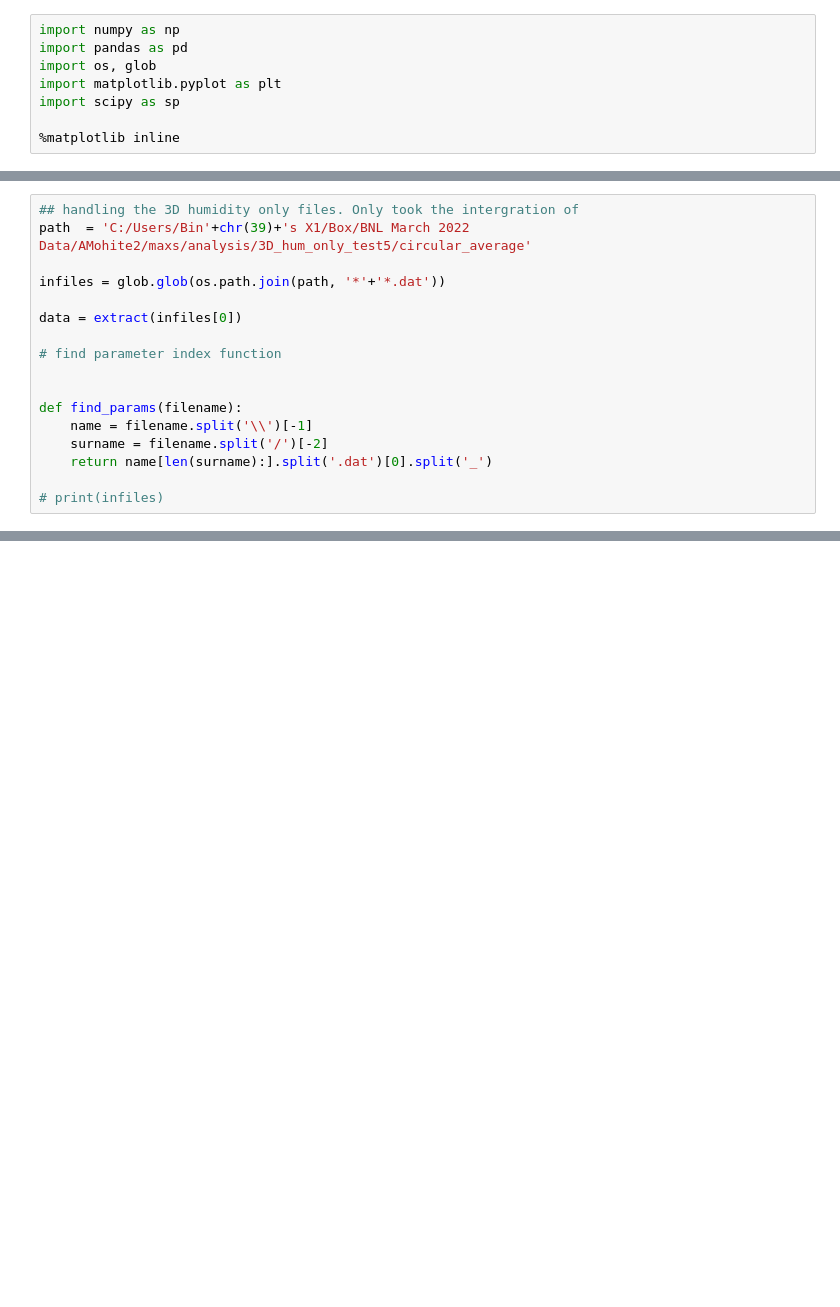
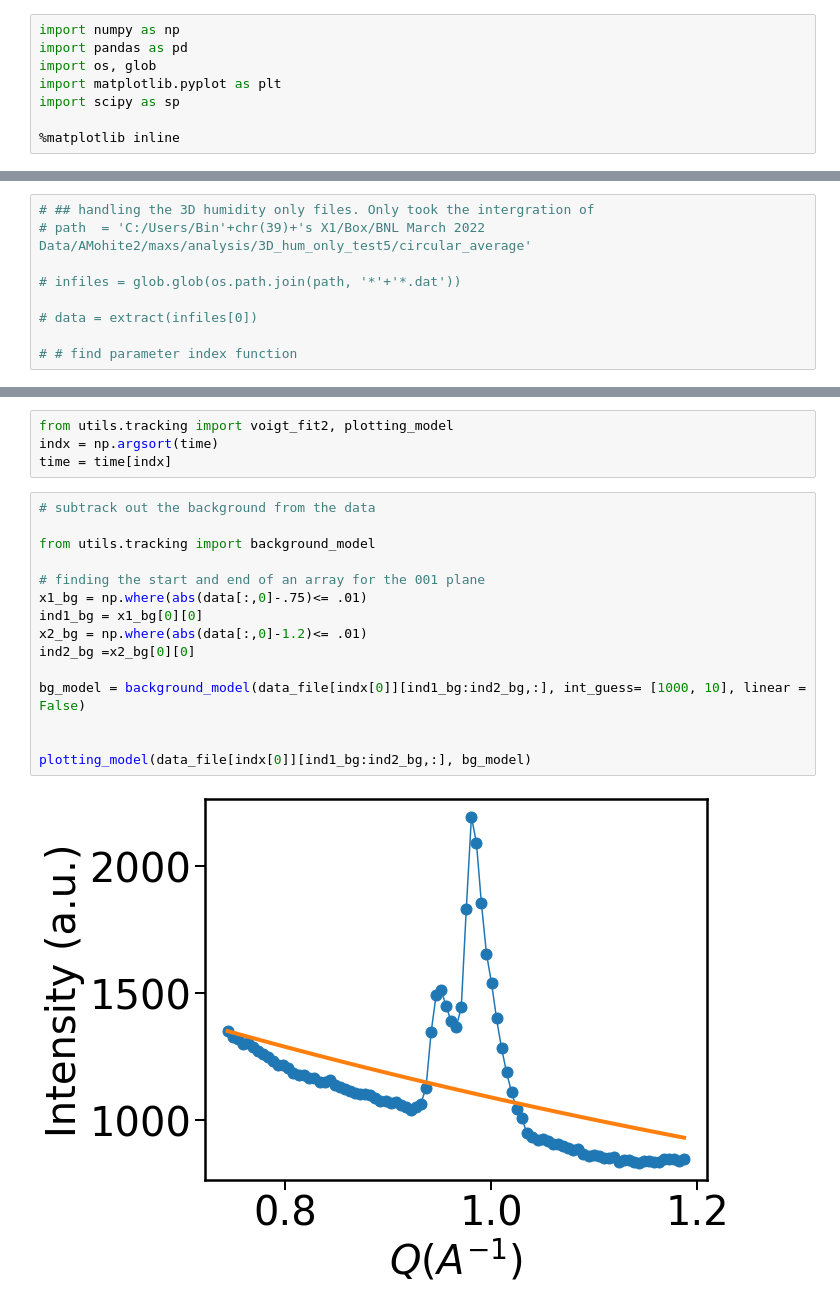
Before and after one commit to lwb56/Mohite_Lab, a Jupyter notebook: main.ipynb, the cells around one changed output, grey strips where cells are left out. Saved outputs shown, nothing was run; the diff lists cells and outputs as text; blank space fills up the shorter version.

```diff
--- a/main.ipynb
+++ b/main.ipynb
@@ -11,19 +11,11 @@ from utils.tracking import extract
 from utils.tracking import pseudo_voigt_fit1,gaus_fit1, voigt_fit1
 # %%
-## handling the 3D humidity only files. Only took the intergration of
-path  = 'C:/Users/Bin'+chr(39)+'s X1/Box/BNL March 2022 Data/AMohite2/maxs/analysis/3D_hum_only_test5/circular_average'
+# ## handling the 3D humidity only files. Only took the intergration of
+# path  = 'C:/Users/Bin'+chr(39)+'s X1/Box/BNL March 2022 Data/AMohite2/maxs/analysis/3D_hum_only_test5/circular_average'
 
-infiles = glob.glob(os.path.join(path, '*'+'*.dat'))
+# infiles = glob.glob(os.path.join(path, '*'+'*.dat'))
 
-data = extract(infiles[0])
+# data = extract(infiles[0])
 
-# find parameter index function
-
-
-def find_params(filename):
-    name = filename.split('\\')[-1]
-    surname = filename.split('/')[-2]
-    return name[len(surname):].split('.dat')[0].split('_')
-
-# print(infiles)
+# # find parameter index function
 # %%
@@ -158,0 +170,21 @@ plt.show()
+# %%
+from utils.tracking import voigt_fit2, plotting_model
+indx = np.argsort(time)
+time = time[indx]
+# %%
+# subtrack out the background from the data
+
+from utils.tracking import background_model
+
+# finding the start and end of an array for the 001 plane
+x1_bg = np.where(abs(data[:,0]-.75)<= .01)
+ind1_bg = x1_bg[0][0]
+x2_bg = np.where(abs(data[:,0]-1.2)<= .01)
+ind2_bg =x2_bg[0][0]
+
+bg_model = background_model(data_file[indx[0]][ind1_bg:ind2_bg,:], int_guess= [1000, 10], linear = False)
+
+
+plotting_model(data_file[indx[0]][ind1_bg:ind2_bg,:], bg_model)
+# %% [output]
+[figure, added]
```
Also changed, not shown: parts of 9 cells of this notebook, 1 other file.
